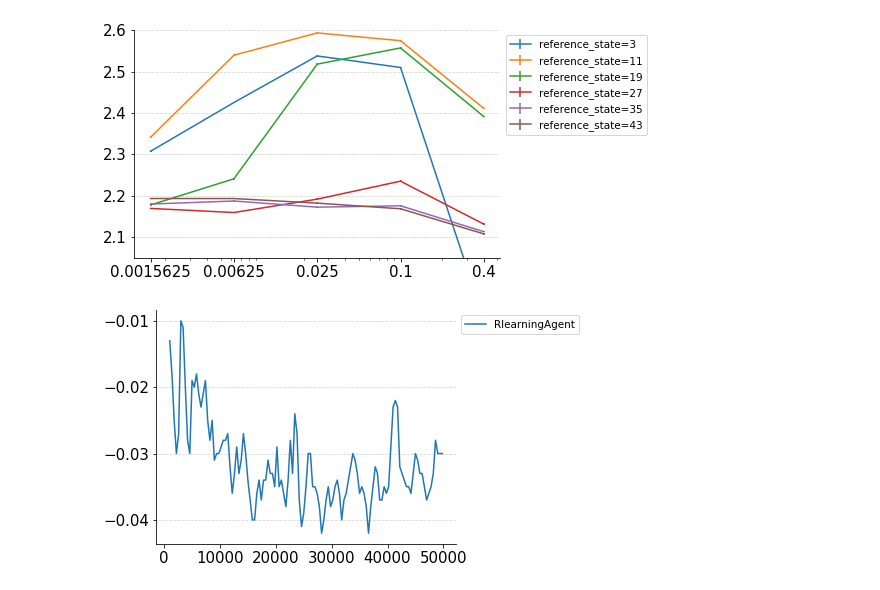
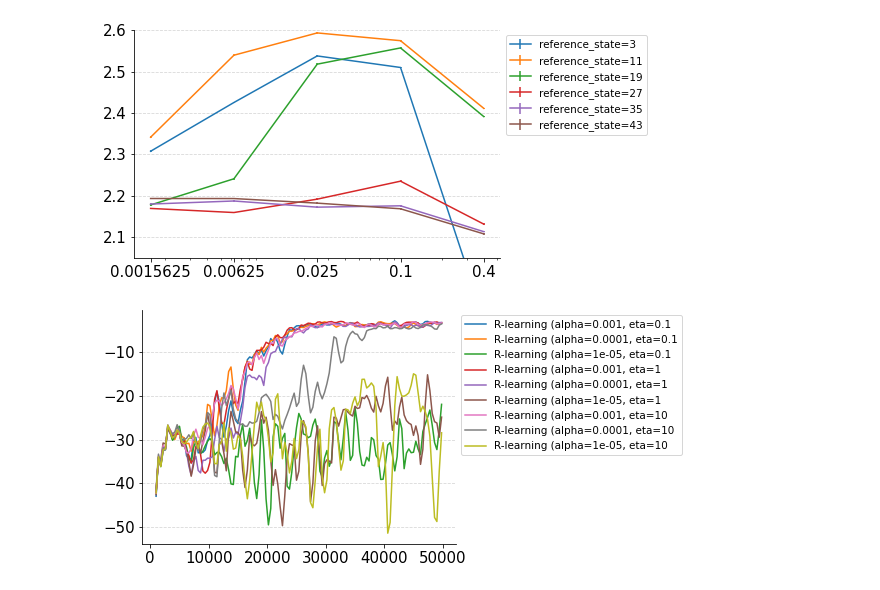
Before and after one commit to hexken/average-reward-benchmarking, a Jupyter notebook: control_exps.ipynb, the cells around one changed output. Drawn from its saved outputs; the diff is of its cells as text; code cells hidden in the pictures.

```diff
--- a/control_exps.ipynb
+++ b/control_exps.ipynb
@@ -119,12 +119,15 @@ Filename  reference_state     alpha_w   Mean      Std. error
 1-6_25    27                  0.0015625 2.1693    0.00178472
 [figure]
 # %%
+alphas = [0.001,0.0001,0.00001]
+etas = [0.1,1,10]
+
 def plot_learning_curve_control(filenames, location='./results/', window=1000, sample=1, firstn=-1,
                                       title=None):
 
     plt.figure(figsize=(5.5, 4))
     which_step_size = 'alpha_w'
-    for filename in filenames:
+    for i, filename in enumerate(filenames):
         data = np.load(location + filename, allow_pickle=True).item()
         rewards_train = data['rewards_all_train'][:,:firstn]
         max_run_length = rewards_train.shape[1]
@@ -140,7 +143,8 @@ def plot_learning_curve_control(filenames, location='./results/', window=1000, s
         x_s = np.arange(window, max_run_length+1)[::sample]
         y_s = mean[::sample]
         stderr_s = stderr[::sample]
-        agent_name = data['params']['agent']
+        agent_name = f'R-learning (alpha={alphas[i%3]}, eta={etas[i//3]}'
+        #['params']['agent']
         plt.plot(x_s, y_s, label=agent_name)
         plt.fill_between(x_s, y_s + stderr_s, y_s - stderr_s, alpha=0.3)
 
@@ -155,13 +159,20 @@ def plot_learning_curve_control(filenames, location='./results/', window=1000, s
 # %%
 # best, best
 ### These filenames will be according to how the hyperparameter configurations are split
 ### for the available compute resources.
 filenames = [
-        "test_15.npy",
-        #"AC_DiffQ_eps_0.1_1-5_27.npy",
+        "puckworld_50k_15.npy",
+        "puckworld_50k_16.npy",
+        "puckworld_50k_17.npy",
+        "puckworld_50k_18.npy",
+        "puckworld_50k_19.npy",
+        "puckworld_50k_20.npy",
+        "puckworld_50k_21.npy",
+        "puckworld_50k_22.npy",
+        "puckworld_50k_23.npy",
     ]
 
 plot_learning_curve_control(filenames, title='AC_all_eps_0.1_best', window=1000,
-                            sample=400, firstn=-1, location='./results/control/catcher_test/') #window2000 and sample800
+                            sample=400, firstn=-1, location='./results/control/puckworld_50k/') #window2000 and sample800
 # %% [output]
-[figure, old version]
+[figure, new version]
```
Also changed, not shown: 4 other files.
